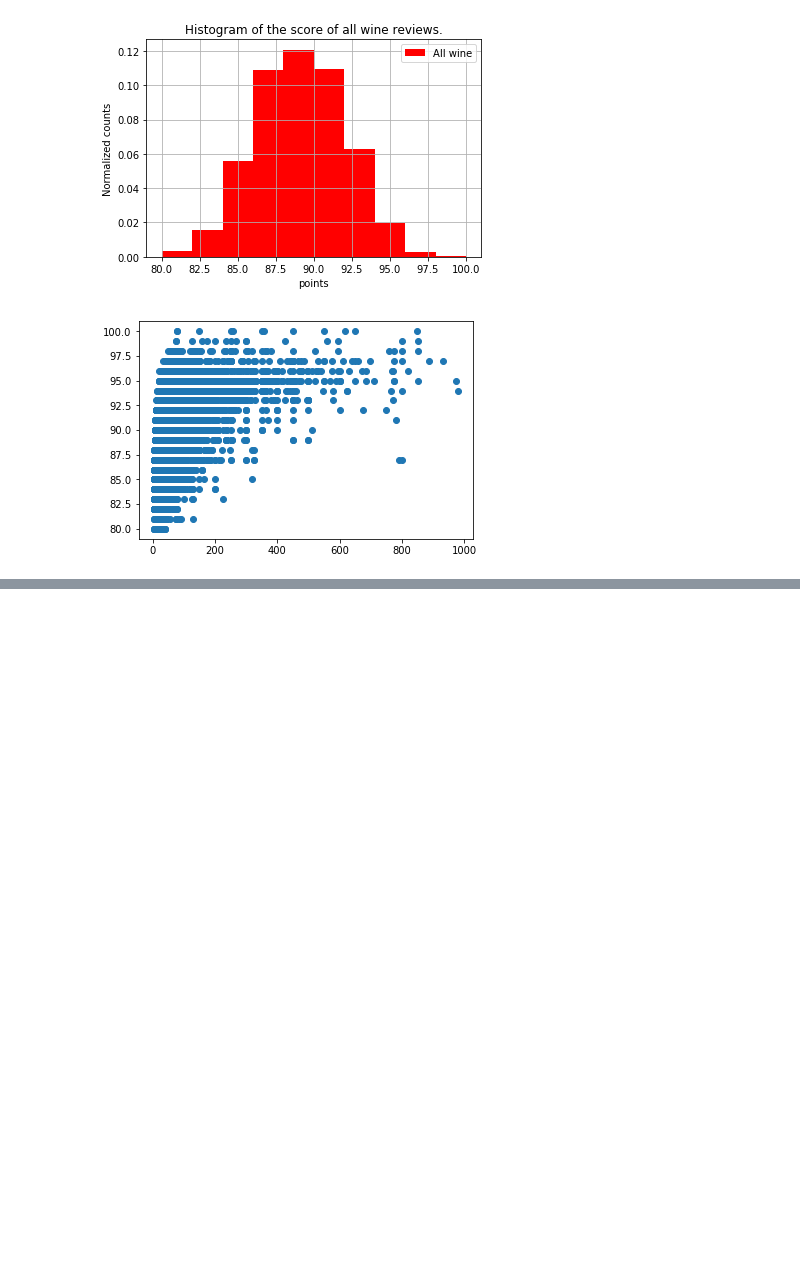
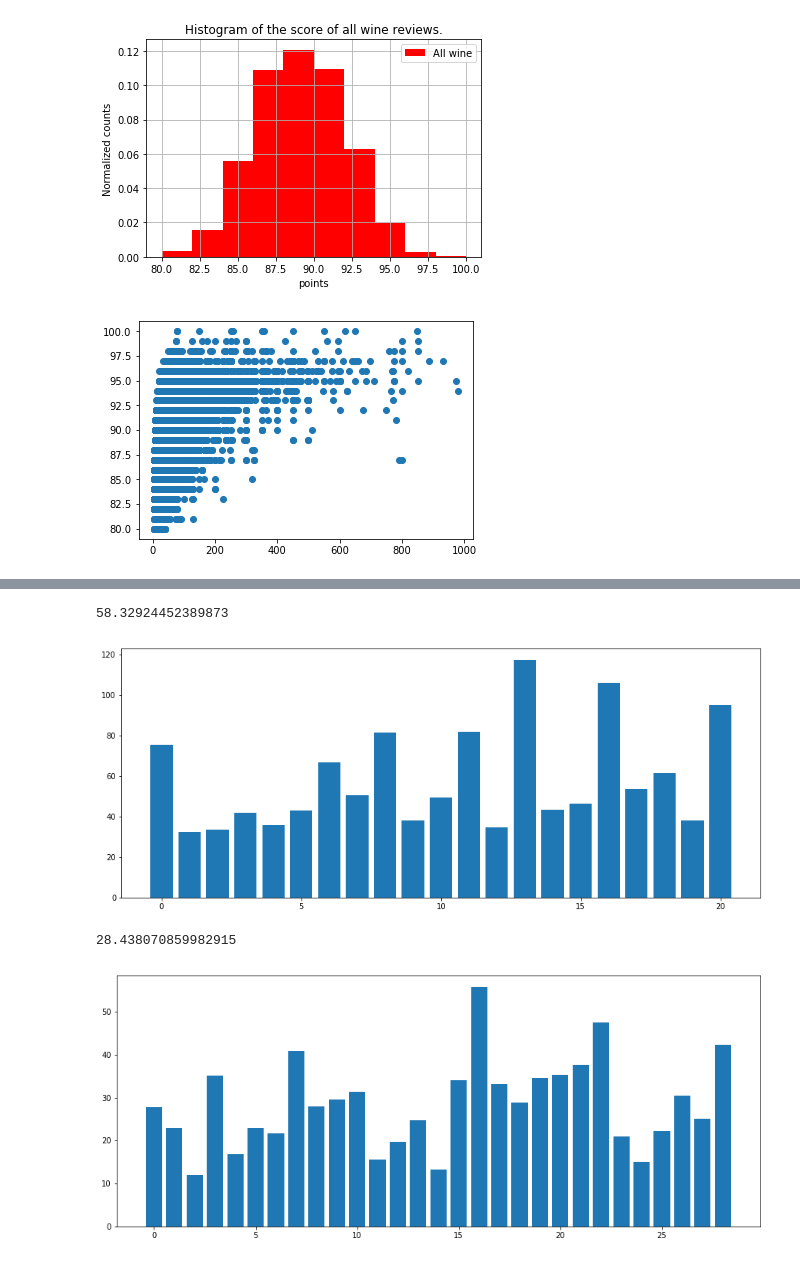
Before and after one commit to JowehL/SDA-Project, a Jupyter notebook: Untitled.ipynb, the cells around one changed output, grey strips where cells are left out. Drawn from its saved outputs; the diff is of its cells as text; code cells hidden in the pictures; blank space fills up the shorter version.

```diff
--- a/Untitled.ipynb
+++ b/Untitled.ipynb
@@ -18,0 +7,20 @@ raw_wine_data.sample(5)
+# %%
+missing_values = ["n/a", "na", "--"]
+raw_wine_data = pd.read_csv(wine_data_path, na_values = missing_values)
+
+def get_year(string, list):
+    for word in string.split():
+        if word.isdigit():
+            list.append(word)
+            return True
+
+    list.append('NaN')
+    return False
+
+raw_wine_data.sample(5)
+
+years = []
+raw_wine_data['title'].apply(lambda x: get_year(x, years))
+raw_wine_data['year'] = years
+
+raw_wine_data.sample(5)
@@ -164,0 +348,56 @@ plt.show()
+# %%
+most_occuring_region = raw_wine_data["region_1"].value_counts().idxmax()
+region_wines = raw_wine_data[raw_wine_data["region_1"] == most_occuring_region]
+
+wine_houses = region_wines["winery"].unique()
+
+all_house_scores = []
+
+for house in wine_houses:
+    house_scores = region_wines[region_wines["winery"] == house]["price"].values
+#     all_house_scores = np.concatenate([all_house_scores, house_scores])
+    if len(house_scores) > 0:
+        all_house_scores.append(house_scores)
+
+mean_house_scores = []
+for scores in all_house_scores:
+    if len(scores) > 30:
+        scores[np.isnan(scores)] = 0
+        mean_house_scores.append(np.mean(scores))
+
+print(np.mean(mean_house_scores))
+plt.figure(figsize=(15, 6))
+plt.bar(range(len(mean_house_scores)), mean_house_scores)
+plt.show()
+
+most_occuring_region = "Columbia Valley (WA)"
+
+region_wines = raw_wine_data[raw_wine_data["region_1"] == most_occuring_region]
+
+wine_houses = region_wines["winery"].unique()
+
+all_house_scores = []
+
+for house in wine_houses:
+    house_scores = region_wines[region_wines["winery"] == house]["price"].values
+#     all_house_scores = np.concatenate([all_house_scores, house_scores])
+    all_house_scores.append(house_scores)
+
+mean_house_scores = []
+for scores in all_house_scores:
+    if len(scores) > 30:
+        scores[np.isnan(scores)] = 0
+        mean_house_scores.append(np.mean(scores))
+
+print(np.mean(mean_house_scores))
+plt.figure(figsize=(15, 6))
+plt.bar(range(len(mean_house_scores)), mean_house_scores)
+plt.show()
+
+# most_occuring_region = raw_wine_data["region_1"].value_counts()
+# print(most_occuring_region)
+# %% [output]
+58.32924452389873
+[figure, added]
+28.438070859982915
+[figure, added]
```
Also changed, not shown: parts of 8 cells of this notebook.
